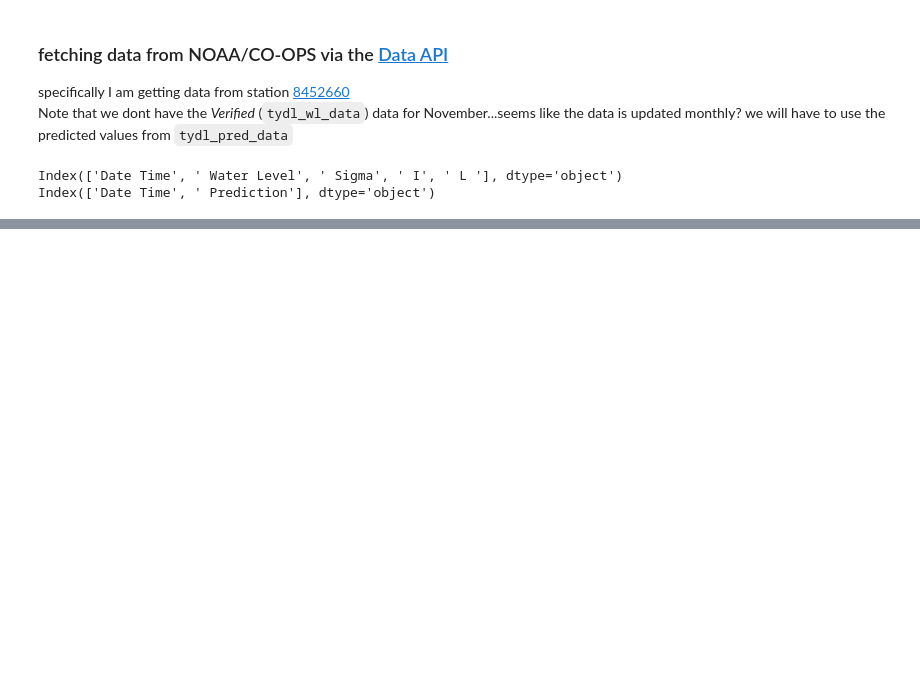
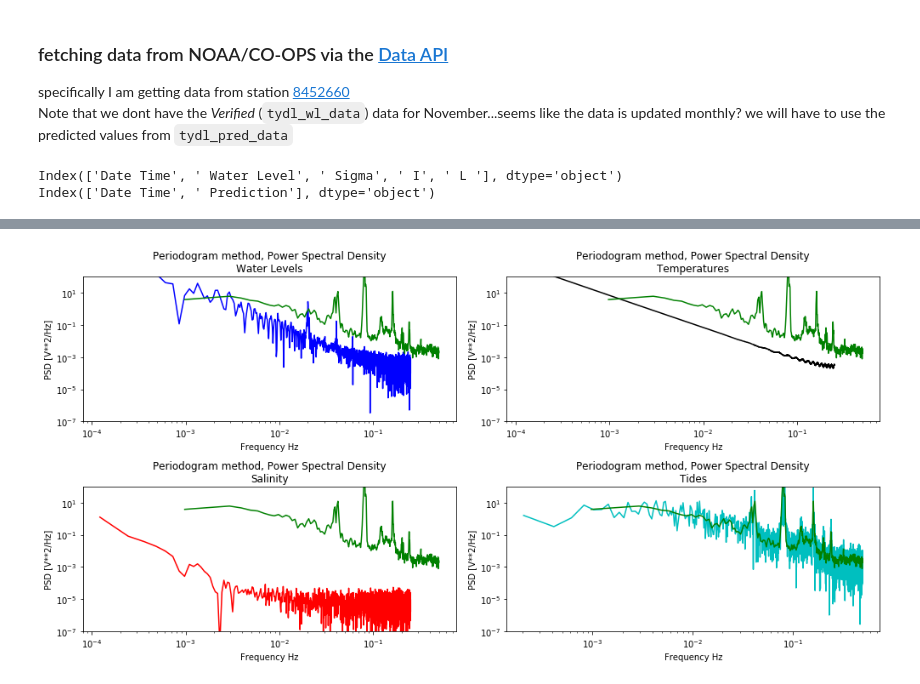
Before and after one commit to spencerbh/Fogland, a Jupyter notebook: Well33.ipynb, the cells around one changed output, grey strips where cells are left out. Cells and saved outputs as stored; diff of their text form; code cells hidden in the pictures; blank space fills up the shorter version.

```diff
--- a/Well33.ipynb
+++ b/Well33.ipynb
@@ -502,0 +519,14 @@ plt.xlim(['2017-08-16','2017-11-16'])
+# %%
+def Periodogram_loglog_plot(x,fs, color):
+    f, Pxx_den = signal.periodogram(x,fs)
+    plt.loglog(f, Pxx_den, color)
+    plt.xlabel('Frequency Hz')
+    plt.ylabel('PSD [V**2/Hz]')
+    plt.title('Fig D\nperiodogram method, power spectral density');
+
+def Welchs_loglog_plot(x,fs, color):
+    f, Pxx_den = signal.welch(x, fs, nperseg=1024)
+    plt.loglog(f, Pxx_den, color)
+    plt.xlabel('Frequency Hz')
+    plt.ylabel('PSD [V**2/Hz]')
+    plt.title('Fig D\nWelch\'s method, power spectral density');
@@ -502,0 +625,36 @@ plt.xlim(['2017-08-16','2017-11-16'])
+# %%
+fig, ax = plt.subplots(2, 2, figsize=(14,7))
+
+plt.subplot(2, 2, 1)
+Periodogram_loglog_plot(wl_a, 0.5, 'b') #fs of 0.5 for 1/2 hr sample rate
+plt.subplot(2, 2, 1)
+Welchs_loglog_plot(tydl_a, 1, 'g') #fs of 1 for 1 hr sample rate
+plt.ylim(10e-8, 100)
+plt.title('Periodogram method, Power Spectral Density\nWater Levels')
+
+plt.subplot(2, 2, 2)
+Periodogram_loglog_plot(tmp_a, 0.5, 'k') #fs of 0.5 for 1/2 hr sample rate
+plt.subplot(2, 2, 2)
+Welchs_loglog_plot(tydl_a, 1, 'g') #fs of 1 for 1 hr sample rate
+plt.ylim(10e-8, 100)
+plt.title('Periodogram method, Power Spectral Density\nTemperatures')
+
+
+plt.subplot(2, 2, 3)
+Periodogram_loglog_plot(sal_a, 0.5, 'r') #fs of 0.5 for 1/2 hr sample rate
+plt.subplot(2, 2, 3)
+Welchs_loglog_plot(tydl_a, 1, 'g') #fs of 1 for 1 hr sample rate
+plt.ylim(10e-8, 100)
+plt.title('Periodogram method, Power Spectral Density\nSalinity')
+
+plt.subplot(2, 2, 4)
+Periodogram_loglog_plot(tydl_a, 1, 'c') #fs of 1 for 1 hr sample rate
+plt.subplot(2, 2, 4)
+Welchs_loglog_plot(tydl_a, 1, 'g') #fs of 1 for 1 hr sample rate
+plt.ylim(10e-8, 100)
+plt.title('Periodogram method, Power Spectral Density\nTides')
+
+plt.tight_layout()
+plt.show()
+# %% [output]
+[figure, added]
```
Also changed, not shown: parts of 25 cells of this notebook, 1 other file.
